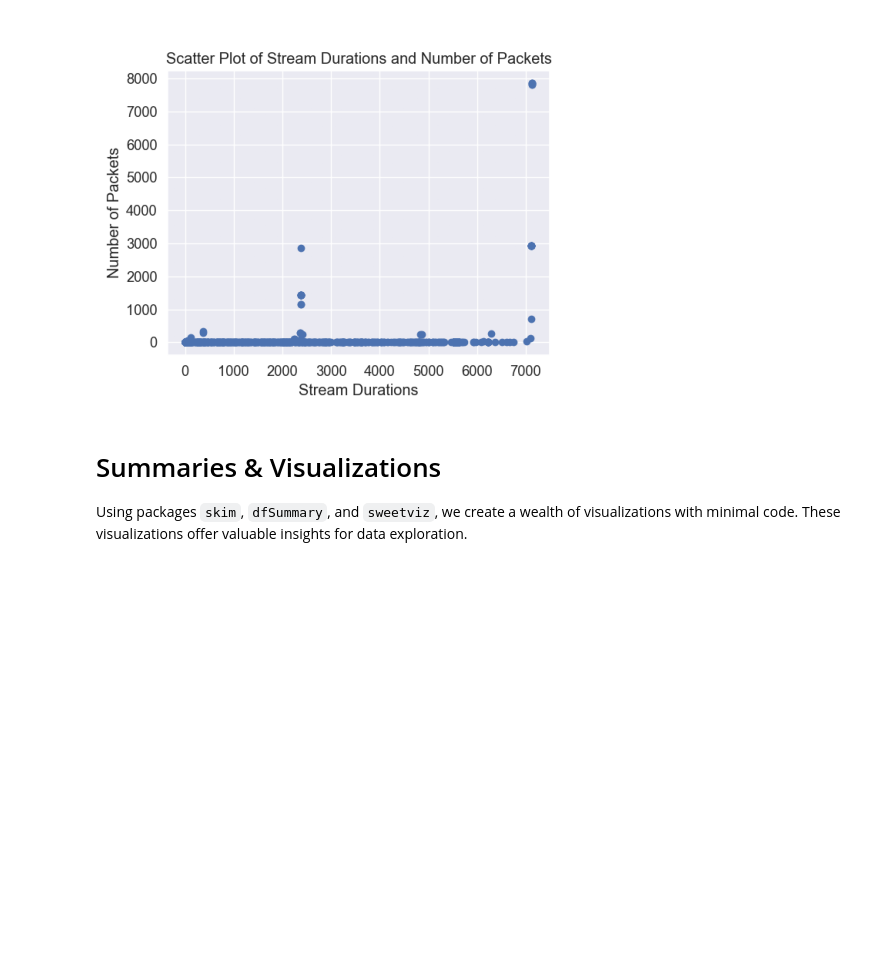
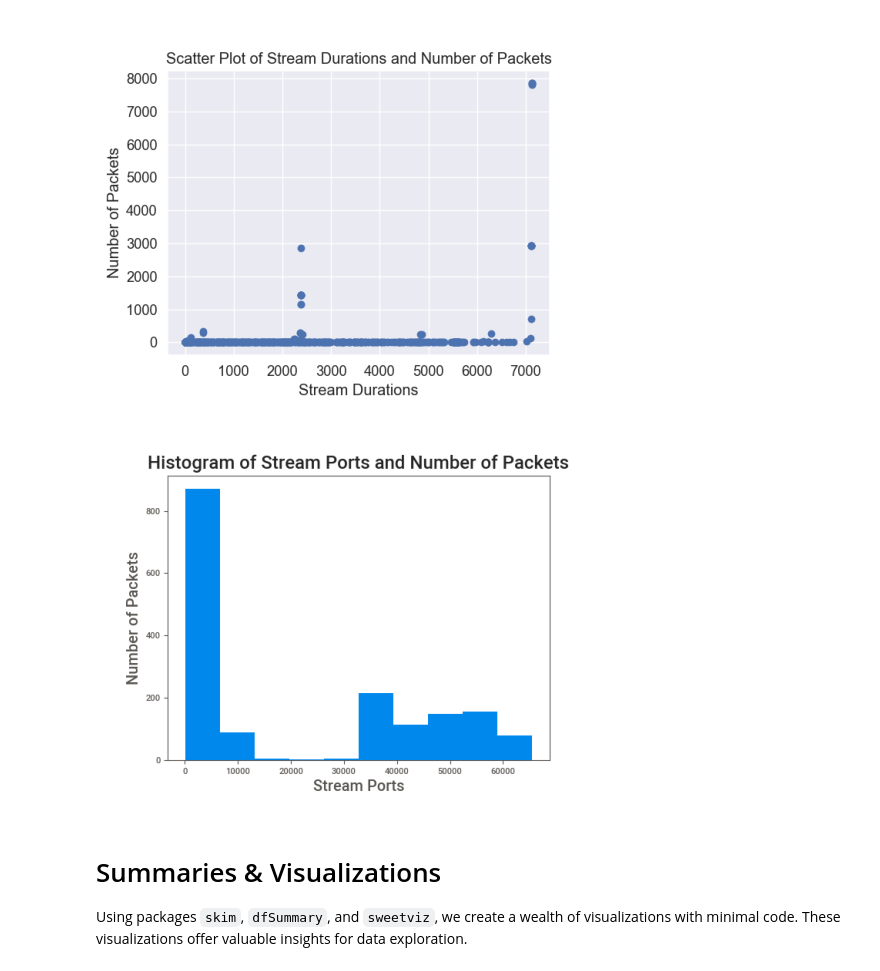
Before and after one commit to mundruid/bsides-augusta-2023, a Jupyter notebook: bsides_aug.ipynb, the cells around one changed output. Cells and saved outputs as stored; diff of their text form; code cells hidden in the pictures; blank space fills up the shorter version.

```diff
--- a/bsides_aug.ipynb
+++ b/bsides_aug.ipynb
@@ -697,6 +642,13 @@ pandas_ai.run(
 )
 # %% [output]
 [figure]
+# %%
+pandas_ai.run(
+    benign_stream_df,
+    prompt="Plot the histogram stream ports and number of packets.",
+)
+# %% [output]
+[figure, added]
 # %% [markdown]
 # Summaries & Visualizations
 Using packages `skim`, `dfSummary`, and `sweetviz`, we create a wealth of visualizations with minimal code. These visualizations offer valuable insights for data exploration.
```
Also changed, not shown: parts of 14 cells of this notebook.
